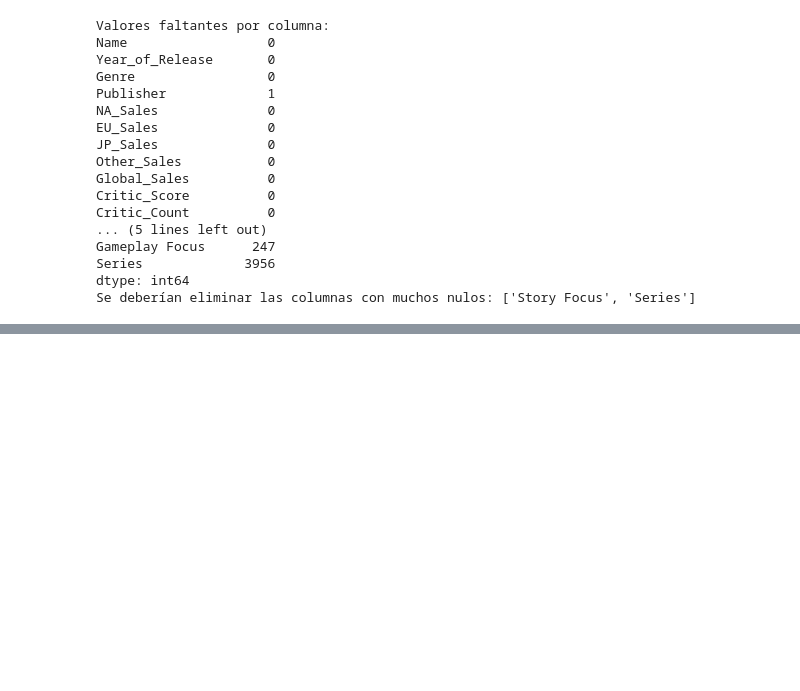
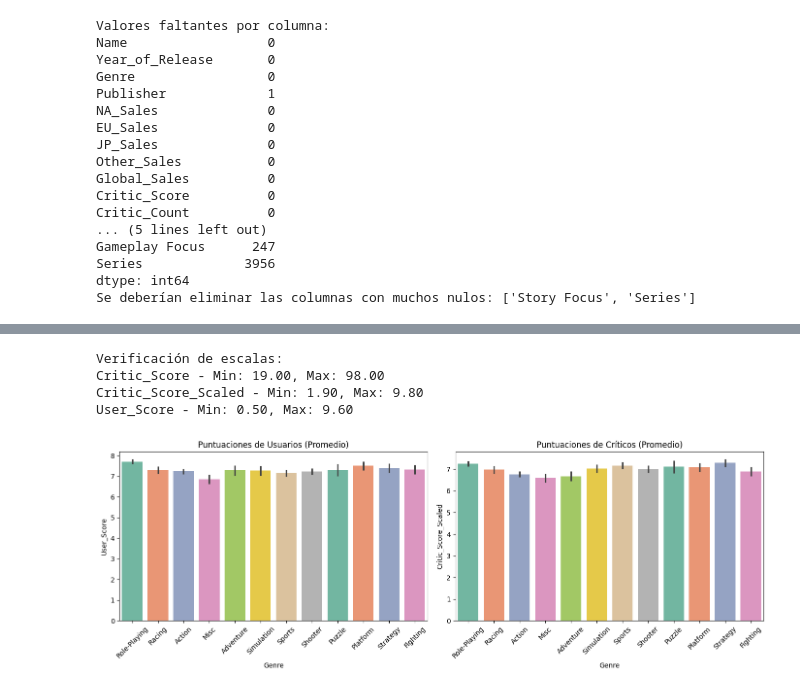
Before and after one commit to maxidalesio/coderhouse_datascience_mdalesio, a Jupyter notebook: analisis_videogames.ipynb, the cells around one changed output, grey strips where cells are left out. Cells and saved outputs as stored; diff of their text form; code cells hidden in the pictures; blank space fills up the shorter version.

```diff
--- a/analisis_videogames.ipynb
+++ b/analisis_videogames.ipynb
@@ -378,0 +608,35 @@ Name: Global_Sales, dtype: float64
+# %%
+# Crear columna Critic_Score_Scaled para comparar con User_Score (ambos en escala 0-10)
+# Critic_Score está en escala 0-100, User_Score en escala 0-10
+df['Critic_Score_Scaled'] = df['Critic_Score'] / 10
+
+print("Verificación de escalas:")
+print(f"Critic_Score - Min: {df['Critic_Score'].min():.2f}, Max: {df['Critic_Score'].max():.2f}")
+print(f"Critic_Score_Scaled - Min: {df['Critic_Score_Scaled'].min():.2f}, Max: {df['Critic_Score_Scaled'].max():.2f}")
+print(f"User_Score - Min: {df['User_Score'].min():.2f}, Max: {df['User_Score'].max():.2f}")
+# %% [output]
+Verificación de escalas:
+Critic_Score - Min: 19.00, Max: 98.00
+Critic_Score_Scaled - Min: 1.90, Max: 9.80
+User_Score - Min: 0.50, Max: 9.60
+# %%
+# Crear una paleta de colores para los géneros
+unique_genres = df['Genre'].unique()
+palette = dict(zip(unique_genres, sns.color_palette("Set2", n_colors=len(unique_genres))))
+
+# Crear gráficos de barras comparando puntuaciones promedio por género, con colores
+fig, axes = plt.subplots(nrows=1, ncols=2, figsize=(14, 5))
+axes[0].tick_params(axis='x', rotation=45)
+axes[1].tick_params(axis='x', rotation=45)
+axes[0].set_title('Puntuaciones de Usuarios (Promedio)')
+axes[1].set_title('Puntuaciones de Críticos (Promedio)')
+
+# Para evitar el warning, asignamos 'Genre' a hue y legend=False
+sns.barplot(data=df, x='Genre', y='User_Score', hue='Genre', ax=axes[0], palette=palette, legend=False)
+sns.barplot(data=df, x='Genre', y='Critic_Score_Scaled', hue='Genre', ax=axes[1], palette=palette, legend=False)
+
+# Ajustar layout y mostrar
+plt.tight_layout()
+plt.show()
+# %% [output]
+[figure, added]
```
Also changed, not shown: parts of 16 cells of this notebook.
